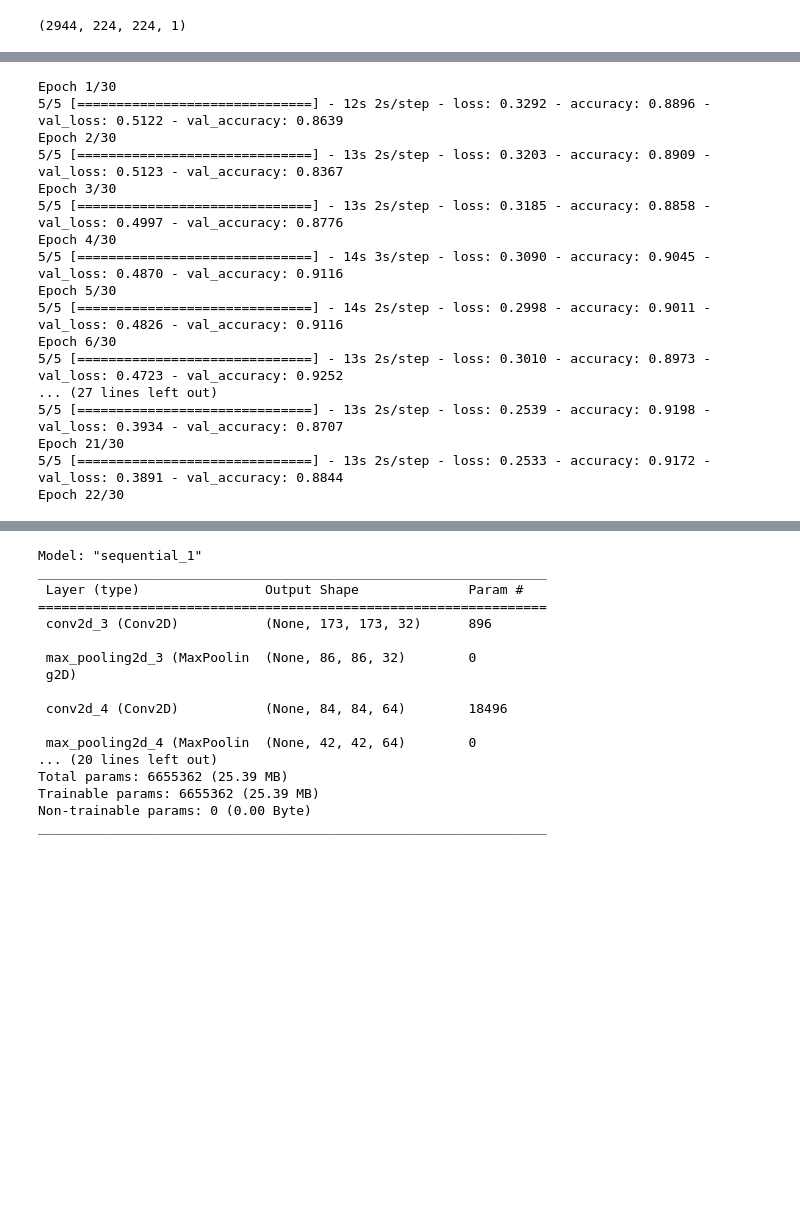
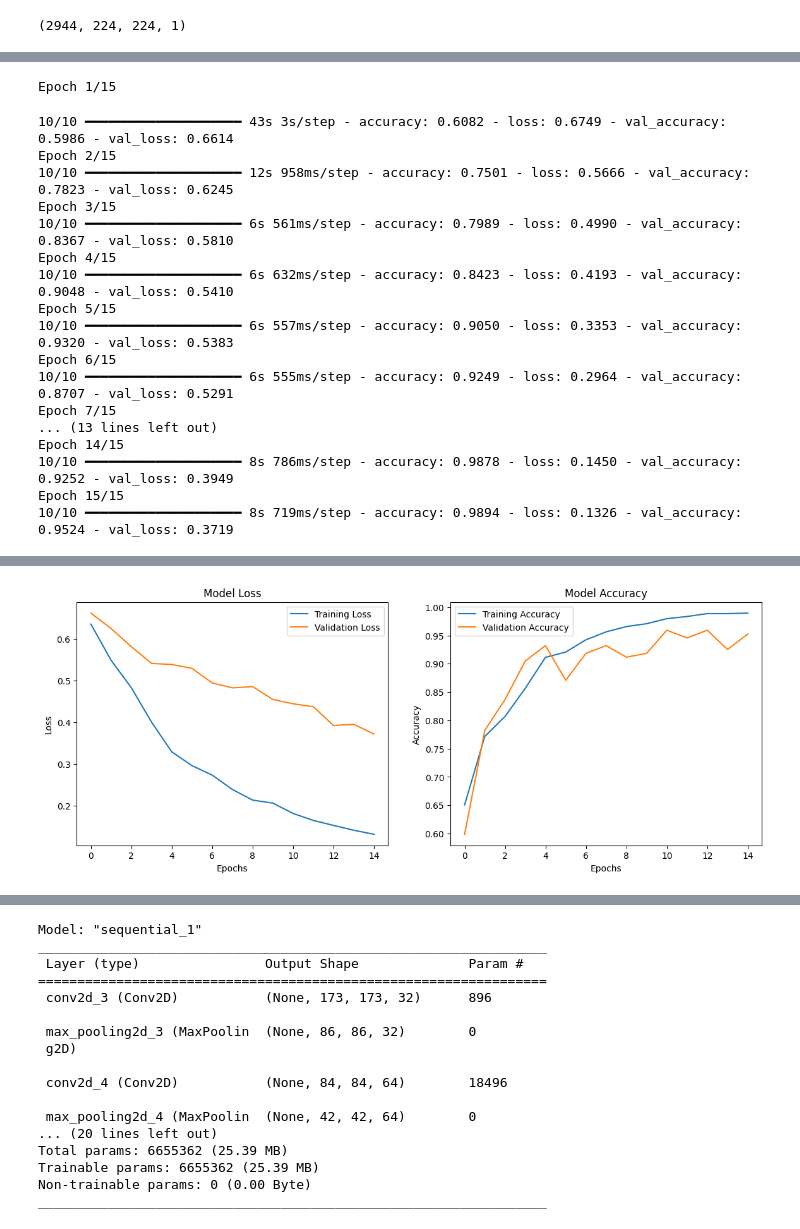
Before and after one commit to NoaAmichai/Brain_Tumor_Classification, a Jupyter notebook: Brain_Tumor_Classifiction.ipynb, the cells around one changed output, grey strips where cells are left out. Drawn from its saved outputs; the diff is of its cells as text; code cells hidden in the pictures; blank space fills up the shorter version.

Commit message:
Add plots to cnn model

```diff
--- a/Brain_Tumor_Classifiction.ipynb
+++ b/Brain_Tumor_Classifiction.ipynb
@@ -461,19 +503,18 @@ X_train_resized.shape
 datagen = ImageDataGenerator(
     validation_split=0.2,  # Reserve 20% of images for validation
     horizontal_flip=True,
-    zoom_range=0.2
 )
 
 # Create generators for training and validation sets
 train_generator = datagen.flow(
     X_train_resized, y_train,
-    batch_size=512,
+    batch_size=256,
     subset='training'
 )
 
 val_generator = datagen.flow(
     X_val_resized, y_val,
-    batch_size=512,
+    batch_size=256,
     subset='validation'
 )
 # %%
@@ -527,25 +570,36 @@ _________________________________________________________________
 history = model.fit(
     train_generator,
     validation_data=val_generator,
-    epochs=30,
+    epochs=15,
     callbacks=[early_stopping],
     verbose=1
 )
 # %% [output]
-Epoch 1/30
-5/5 [==============================] - 12s 2s/step - loss: 0.3292 - accuracy: 0.8896 - val_loss: 0.5122 - val_accuracy: 0.8639
-Epoch 2/30
-5/5 [==============================] - 13s 2s/step - loss: 0.3203 - accuracy: 0.8909 - val_loss: 0.5123 - val_accuracy: 0.8367
-Epoch 3/30
-5/5 [==============================] - 13s 2s/step - loss: 0.3185 - accuracy: 0.8858 - val_loss: 0.4997 - val_accuracy: 0.8776
-Epoch 4/30
-5/5 [==============================] - 14s 3s/step - loss: 0.3090 - accuracy: 0.9045 - val_loss: 0.4870 - val_accuracy: 0.9116
-Epoch 5/30
-5/5 [==============================] - 14s 2s/step - loss: 0.2998 - accuracy: 0.9011 - val_loss: 0.4826 - val_accuracy: 0.9116
-Epoch 6/30
-5/5 [==============================] - 13s 2s/step - loss: 0.3010 - accuracy: 0.8973 - val_loss: 0.4723 - val_accuracy: 0.9252
-... (27 lines left out)
-5/5 [==============================] - 13s 2s/step - loss: 0.2539 - accuracy: 0.9198 - val_loss: 0.3934 - val_accuracy: 0.8707
-Epoch 21/30
-5/5 [==============================] - 13s 2s/step - loss: 0.2533 - accuracy: 0.9172 - val_loss: 0.3891 - val_accuracy: 0.8844
-Epoch 22/30
+Epoch 1/15
+10/10 ━━━━━━━━━━━━━━━━━━━━ 43s 3s/step - accuracy: 0.6082 - loss: 0.6749 - val_accuracy: 0.5986 - val_loss: 0.6614
+Epoch 2/15
+10/10 ━━━━━━━━━━━━━━━━━━━━ 12s 958ms/step - accuracy: 0.7501 - loss: 0.5666 - val_accuracy: 0.7823 - val_loss: 0.6245
+Epoch 3/15
+10/10 ━━━━━━━━━━━━━━━━━━━━ 6s 561ms/step - accuracy: 0.7989 - loss: 0.4990 - val_accuracy: 0.8367 - val_loss: 0.5810
+Epoch 4/15
+10/10 ━━━━━━━━━━━━━━━━━━━━ 6s 632ms/step - accuracy: 0.8423 - loss: 0.4193 - val_accuracy: 0.9048 - val_loss: 0.5410
+Epoch 5/15
+10/10 ━━━━━━━━━━━━━━━━━━━━ 6s 557ms/step - accuracy: 0.9050 - loss: 0.3353 - val_accuracy: 0.9320 - val_loss: 0.5383
+Epoch 6/15
+10/10 ━━━━━━━━━━━━━━━━━━━━ 6s 555ms/step - accuracy: 0.9249 - loss: 0.2964 - val_accuracy: 0.8707 - val_loss: 0.5291
+Epoch 7/15
+... (13 lines left out)
+Epoch 14/15
+10/10 ━━━━━━━━━━━━━━━━━━━━ 8s 786ms/step - accuracy: 0.9878 - loss: 0.1450 - val_accuracy: 0.9252 - val_loss: 0.3949
+Epoch 15/15
+10/10 ━━━━━━━━━━━━━━━━━━━━ 8s 719ms/step - accuracy: 0.9894 - loss: 0.1326 - val_accuracy: 0.9524 - val_loss: 0.3719
+# %%
+# save the model
+model.save('brain_tumor_cnn_model.h5')
+
+# Plot loss and accuracy
+plot_loss_accuracy(history)
+
+# Load the model
+cnn_model = tf.keras.models.load_model('brain_tumor_cnn_model.h5')
+# %% [output]
@@ -551,0 +607 @@ Epoch 22/30
+[figure, added]
```
Also changed, not shown: parts of 5 cells of this notebook, 1 other file.
